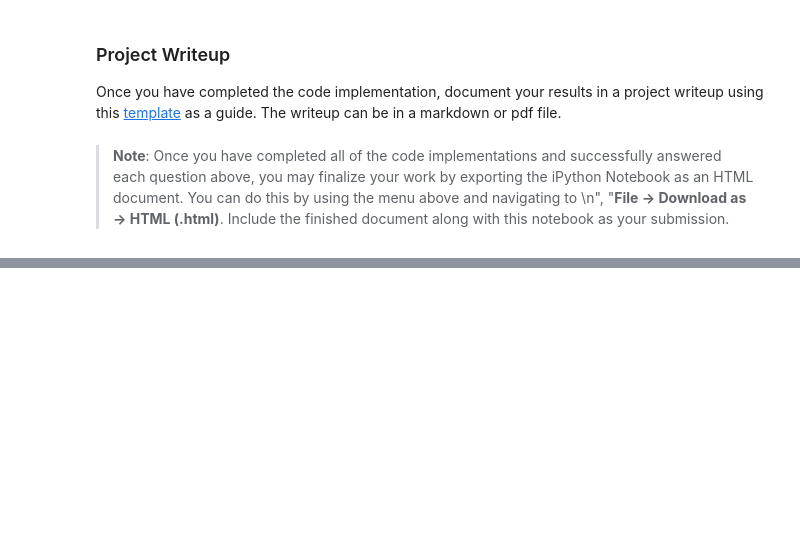
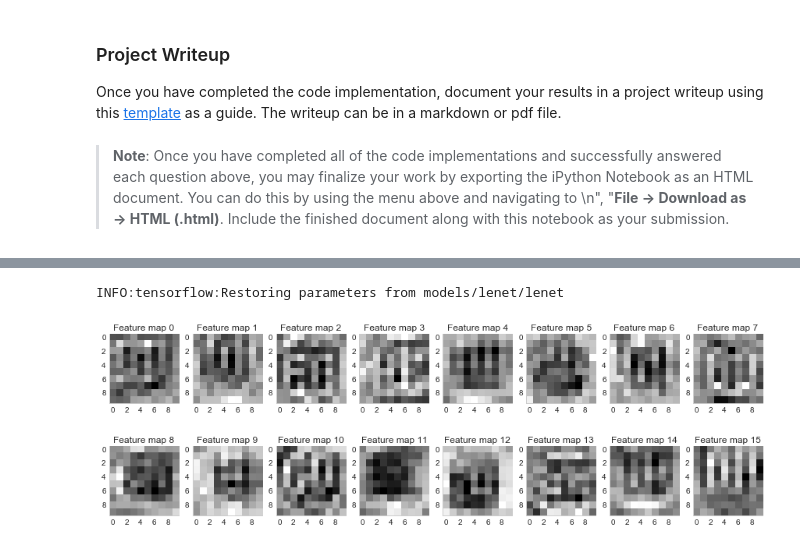
Before and after one commit to sunsided/CarND-Traffic-Sign-Classifier-Project, a Jupyter notebook: Traffic_Sign_Classifier.ipynb, the cells around one changed output, grey strips where cells are left out. Drawn from its saved outputs; the diff is of its cells as text; code cells hidden in the pictures; blank space fills up the shorter version.

```diff
--- a/Traffic_Sign_Classifier.ipynb
+++ b/Traffic_Sign_Classifier.ipynb
@@ -958,0 +987,9 @@ def outputFeatureMap(image_input, tf_activation, activation_min=-1, activation_m
+# %%
+with tf.Session() as sess:
+    saver.restore(sess, tf.train.latest_checkpoint(load_path))
+    outputFeatureMap(image_input=X_sample[0].reshape((1, 32, 32, 3)),
+                     tf_activation=tf.get_default_graph().get_tensor_by_name('Conv2D_1:0'),
+                     preproc=prepare_naive)
+# %% [output]
+INFO:tensorflow:Restoring parameters from models/lenet/lenet
+[figure, added]
```
Also changed, not shown: parts of 11 cells of this notebook.
